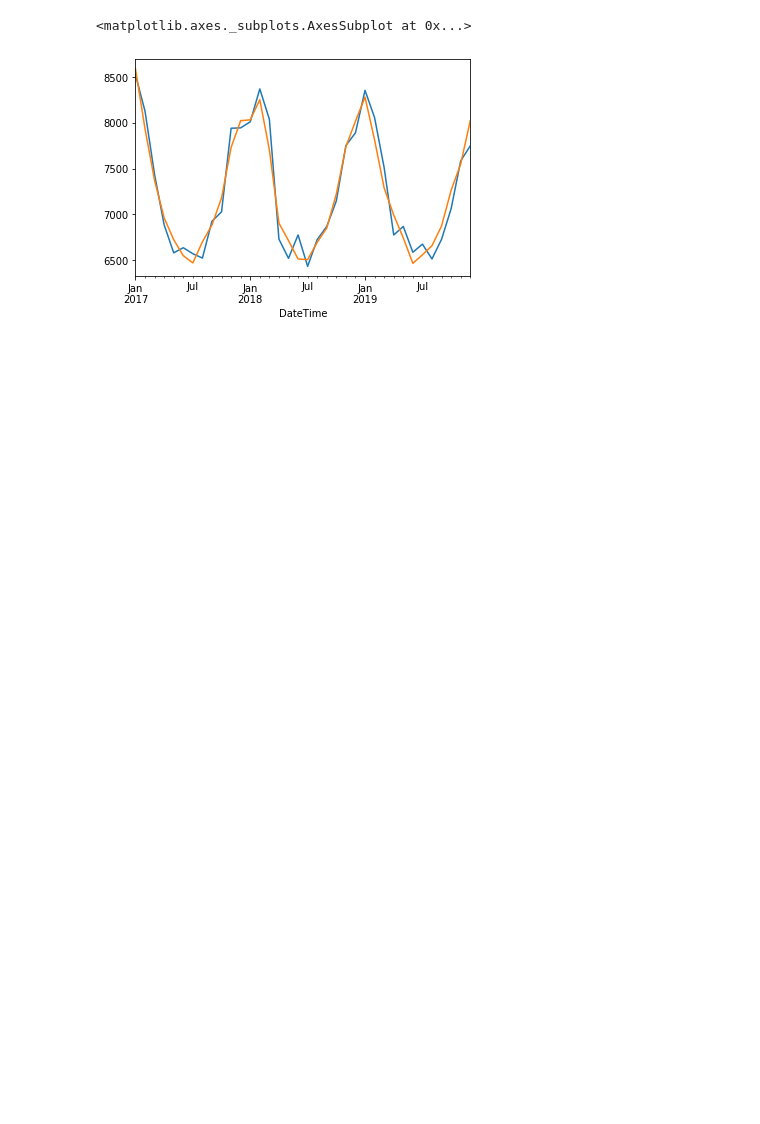
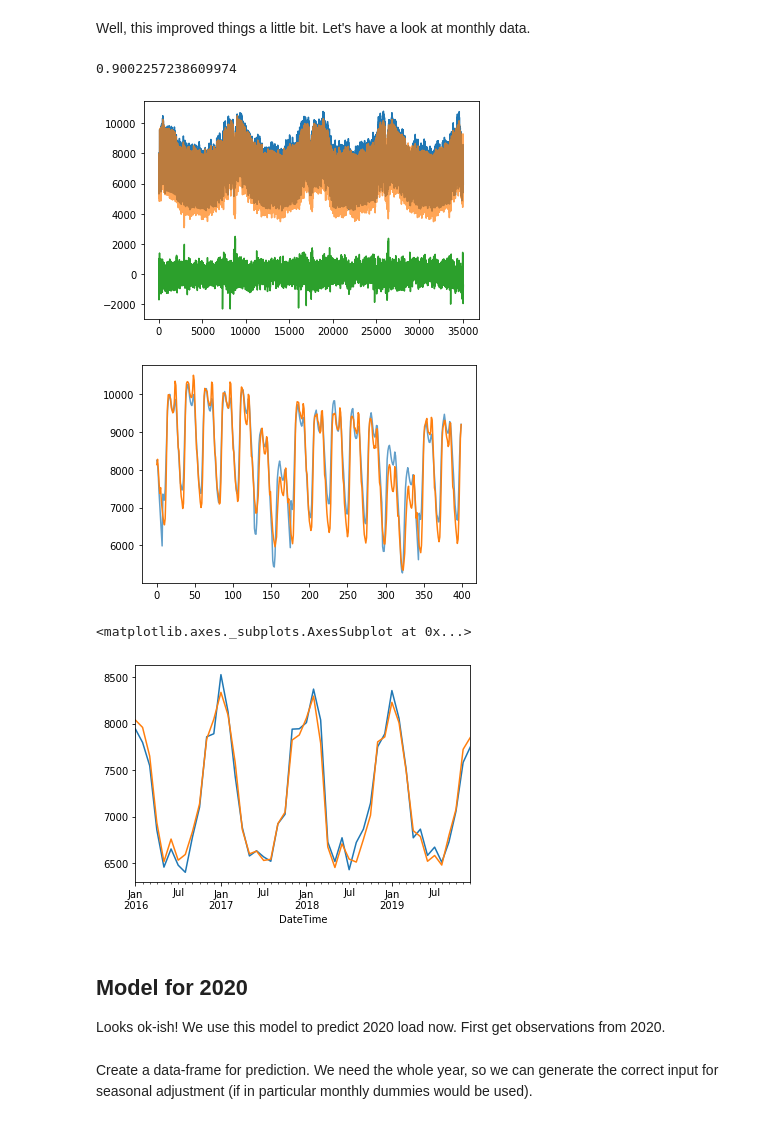
Before and after one commit to inwe-boku/lecture-scientific-computing, a Jupyter notebook: lecture07-fitting/lecture07-dummies.ipynb, the cells around one changed output. Saved outputs shown, nothing was run; the diff lists cells and outputs as text; code cells hidden in the pictures; blank space fills up the shorter version.

Commit message:
Include holidays, clean-up repo, test different test data sets

```diff
--- a/lecture07-fitting/lecture07-dummies.ipynb
+++ b/lecture07-fitting/lecture07-dummies.ipynb
@@ -121,0 +223,2 @@ r2_score(Y, pred)
+# %%
+pred, residues, regr = train_model(X, X, Y, Y)
@@ -138,12 +253,3 @@ import xarray as xr
 data = xr.load_dataset("../data/temperatures_era5_levels.nc")
 temp_data = data.t2m.sel(longitude=16.5, latitude=48)
 plt.plot(temp_data)
-# %%
-temp_data_year = temp_data.sel(time=slice('2017-01-01', '2019-12-31'))
-
-temp_data_year_np = temp_data_year.values[:, 0] - 273.15
-
-limit_heating_down = 9
-limit_heating_up = 24
-
-temp_data_year_np[(temp_data_year_np > limit_heating_down)] = limit_heating_down
@@ -150,8 +258,19 @@ temp_data_year_np[(temp_data_year_np > limit_heating_down)] = limit_heating_down
 # %%
-for i in range(0, 15):
+temp_data_year = temp_data.sel(time=slice('2016-01-01', '2019-12-31'))
+
+cors = []
+for i in range(0, 40):
     limit_heating = i
     temp_data_year_np = temp_data_year.values[:, 0] - 273.15
 
     temp_data_year_np[temp_data_year_np > limit_heating] = limit_heating
-    print(i)
-    print(np.corrcoef(temp_data_year_np, residues.reshape(-1,)))
+    one_cor = np.corrcoef(temp_data_year_np, residues.reshape(-1,))[0, 1]
+    cors.append(one_cor)
+
+
+max_heating_temperature = np.argmin(cors) + 1
+print(f'Max heating temperature chosen:{max_heating_temperature}')
+
+temp_data_year_np = temp_data_year.values[:, 0] - 273.15
+
+temp_data_year_np[(temp_data_year_np > max_heating_temperature)] = max_heating_temperature
@@ -168,15 +304,3 @@ array([[ 1.        , -0.31154839],
 # %%
 X = get_X(power_demand_at_hourly)
 X = np.append(X, temp_data_year_np.reshape(-1, 1), axis=1)
-# %%
-regr = linear_model.LinearRegression(fit_intercept=False)
-
-# Train the model using the training sets
-regr.fit(X, Y)
-
-pred = regr.predict(X)
-
-plt.plot(Y)
-plt.plot(pred, alpha=0.7)
-
-r2_score(Y, pred)
@@ -186,11 +323,24 @@ r2_score(Y, pred)
+# %% [markdown]
+Well, this improved things a little bit. Let's have a look at monthly data.
 # %%
+pred, residues, regr = train_model(X, X, Y, Y)
+
+
 power_demand_at_hourly["Prediction"] = pred
 power_demand_at_hourly["TotalLoadValue"].resample('1m').mean().plot()
 power_demand_at_hourly["Prediction"].resample('1m').mean().plot()
 # %% [output]
-<matplotlib.axes._subplots.AxesSubplot at 0x...>
+0.9002257238609974
-[figure, old version]
+[figure, new version]
+[figure, added]
+<matplotlib.axes._subplots.AxesSubplot at 0x...>
+[figure, added]
+# %% [markdown]
+## Model for 2020
+Looks ok-ish! We use this model to predict 2020 load now. First get observations from 2020.
 # %%
 power_demand_at_hourly_2020 =  get_hourly_country_data(power_demand, "Austria")["2020-01-01":"2020-05-20"]
+# %% [markdown]
+Create a data-frame for prediction. We need the whole year, so we can generate the correct input for seasonal adjustment (if in particular monthly dummies would be used).
 # %%
 index = pd.date_range(start='2020-01-01', end='2020-12-31', freq='H')
```
Also changed, not shown: parts of 43 cells of this notebook.
